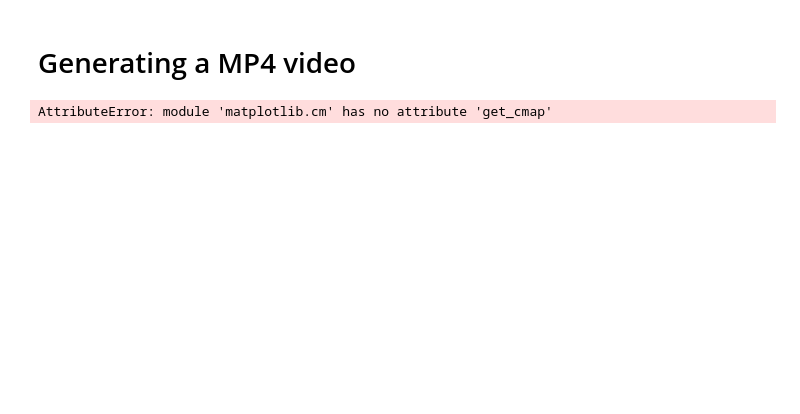
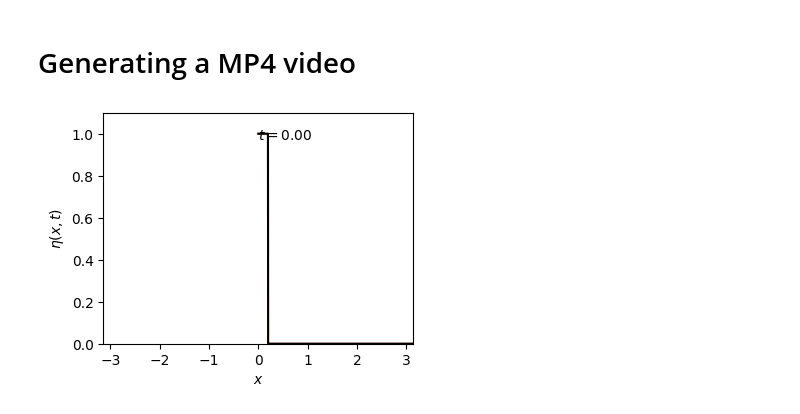
Before and after one commit to elvissoares/spectralETD, a Jupyter notebook: examples/DiffusionAdvection1d.ipynb, the cells around one changed output. Cells and saved outputs as stored; diff of their text form; code cells hidden in the pictures; blank space fills up the shorter version.

```diff
--- a/examples/DiffusionAdvection1d.ipynb
+++ b/examples/DiffusionAdvection1d.ipynb
@@ -90,24 +108,30 @@ fig.savefig('diffusion_advection.pdf')
 # %%
 from matplotlib import animation
 
 my_map = plt.get_cmap('Reds')
 color = my_map(np.linspace(0.4,1.0,Nsteps))
 def animate(i):
     ax.clear()
     for j in range(i+1):
         ax.plot(x,n[j],'-',color=color[j])
     ax.plot(x,n[i],'-k')
-    ax.text(0.0,0.97,r'$t={:.2f}$'.format(i*dt))
+    ax.text(0.0,0.97,fr'$t={t[i]:.2f}$')
     ax.set_xlim(-np.pi,np.pi)
     ax.set_ylim(0.0,1.1)
     ax.set_xlabel(r'$x$')
     ax.set_ylabel(r'$\eta(x,t)$')
     return fig,
 
 fig, ax = plt.subplots(1,1,figsize=(4,3))
 ani = animation.FuncAnimation(fig, animate, frames= Nsteps,
                                interval = 50)
-writervideo = animation.FFMpegWriter(fps=100)
-ani.save('diffusion_advection.mp4',writer=writervideo,dpi=200)
+writervideo = animation.FFMpegWriter(fps=10, metadata=dict(artist='Me'))
+# Save the animation as a video file
+# Make sure you have ffmpeg installed in your system
+# You can install it via conda or apt-get
+# conda install -c conda-forge ffmpeg
+# sudo apt-get install ffmpeg
+# or you can use pip install imageio[ffmpeg]
+ani.save('../outputs/diffusion_advection.mp4',writer=writervideo,dpi=200)
 # %% [output]
-AttributeError: module 'matplotlib.cm' has no attribute 'get_cmap'
+[figure, added]
```
Also changed, not shown: parts of 12 cells of this notebook, 15 other files.
